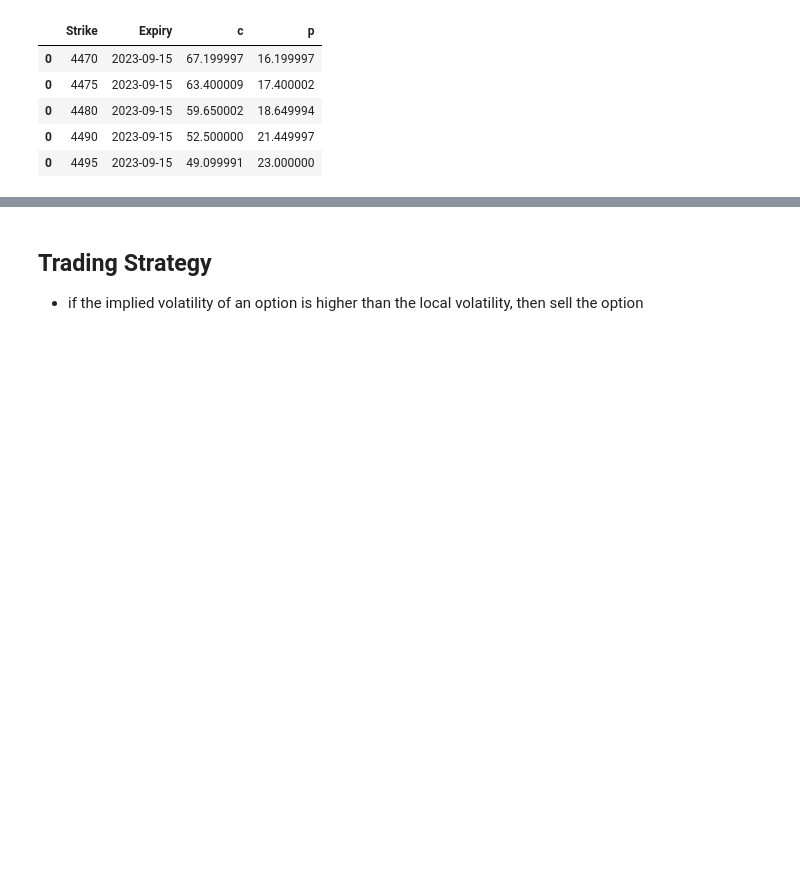
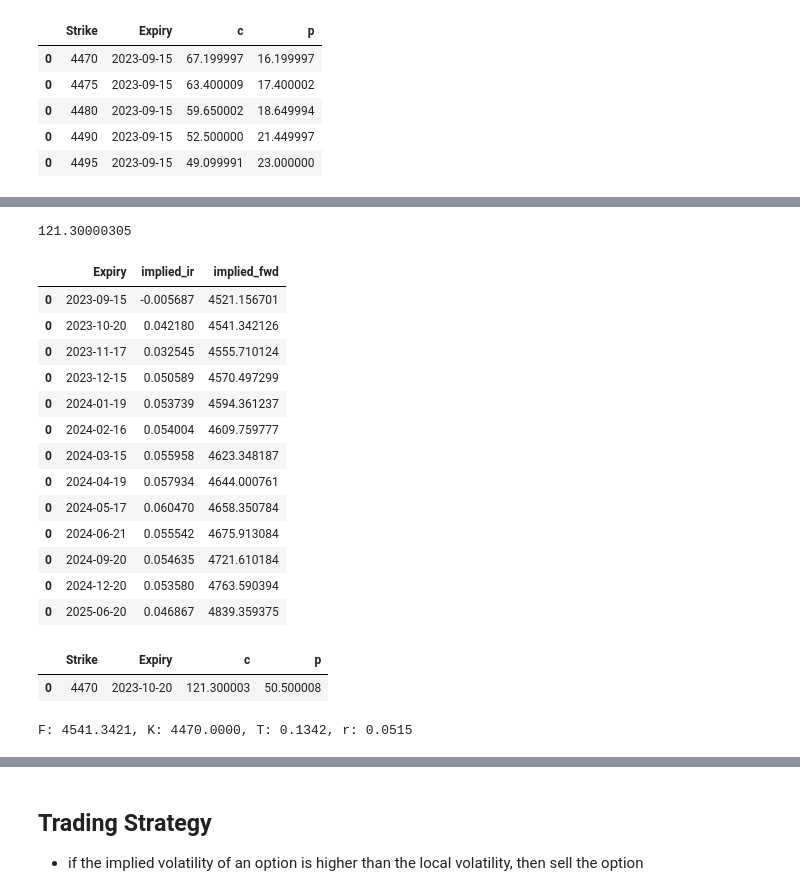
Before and after one commit to Gavin-OP/volatility_arbitrage, a Jupyter notebook: volatility_arbitrage_strategy.ipynb, the cells around one changed output, grey strips where cells are left out. Cells and saved outputs as stored; diff of their text form; code cells hidden in the pictures; blank space fills up the shorter version.

```diff
--- a/volatility_arbitrage_strategy.ipynb
+++ b/volatility_arbitrage_strategy.ipynb
@@ -287 +301,41 @@ plt.show()
+# %%
+# define BS model
+def BS_fwd_pricer(F, K, T, sig, r, isCall):
+    d1 = (np.log(F / K) + 0.5 * sig ** 2 * T) / (sig * np.sqrt(T))
+    d2 = d1 - sig * np.sqrt(T)
+
+    if isCall:
+        option_price = np.exp(-r * T) * (F * norm.cdf(d1) - K * norm.cdf(d2))
+    else:
+        option_price = np.exp(-r * T) * (K * norm.cdf(-d2) - F * norm.cdf(-d1))
+
+    return option_price
+
+# test BS model
+r = implied_ir
+expiry = expiry_list_spx[1]
+K = option_data_spx['Strike'][option_data_spx['Expiry']== expiry].values[0]
+sig = 12.14 / 100
+option_price_expiry = option_price[option_price['Expiry'] == expiry]
+option_price_expiry_k = option_price_expiry[option_price_expiry['Strike'] == K]
+option_price_expiry_k = option_price_expiry_k['c'].values[0]
+display(option_price_expiry_k)
+
+implied_params
+# %% [output]
+121.30000305
+|  | Expiry | implied_ir | implied_fwd |
+| 0 | 2023-09-15 | -0.005687 | 4521.156701 |
+| 0 | 2023-10-20 | 0.042180 | 4541.342126 |
+| 0 | 2023-11-17 | 0.032545 | 4555.710124 |
+| 0 | 2023-12-15 | 0.050589 | 4570.497299 |
+| 0 | 2024-01-19 | 0.053739 | 4594.361237 |
+| 0 | 2024-02-16 | 0.054004 | 4609.759777 |
+| 0 | 2024-03-15 | 0.055958 | 4623.348187 |
+| 0 | 2024-04-19 | 0.057934 | 4644.000761 |
+| 0 | 2024-05-17 | 0.060470 | 4658.350784 |
+| 0 | 2024-06-21 | 0.055542 | 4675.913084 |
+| 0 | 2024-09-20 | 0.054635 | 4721.610184 |
+| 0 | 2024-12-20 | 0.053580 | 4763.590394 |
+| 0 | 2025-06-20 | 0.046867 | 4839.359375 |
 # %%
@@ -341,3 +379,23 @@ def bisection_implied_vol(F, K, T, r, option_price, tol=0.05, isCall=True):
             lower_bound = temp_sig
 
     return temp_sig
+# %%
+# calculate implied volatility
+r = implied_ir
+expiry = expiry_list_spx[1]
+F = implied_params[implied_params['Expiry'] == expiry]['implied_fwd'].values[0]
+K = option_data_spx['Strike'][option_data_spx['Expiry']== expiry].values[0]
+option_price_expiry = option_price[option_price['Expiry'] == expiry]
+option_price_expiry_k = option_price_expiry[option_price_expiry['Strike'] == K]
+# option_price_expiry_k = option_price_expiry_k['c'].values[0]
+display(option_price_expiry_k)
+# %% [output]
+|  | Strike | Expiry | c | p |
+| 0 | 4470 | 2023-10-20 | 121.300003 | 50.500008 |
+# %%
+expiry = pd.to_datetime(expiry, format='%Y-%m-%d')
+T = (expiry - pd.to_datetime('2023-09-01', format='%Y-%m-%d')).days / 365
+
+print(f'F: {F:.4f}, K: {K:.4f}, T: {T:.4f}, r: {r:.4f}')
+# %% [output]
+F: 4541.3421, K: 4470.0000, T: 0.1342, r: 0.0515
```
Also changed, not shown: parts of 6 cells of this notebook.
